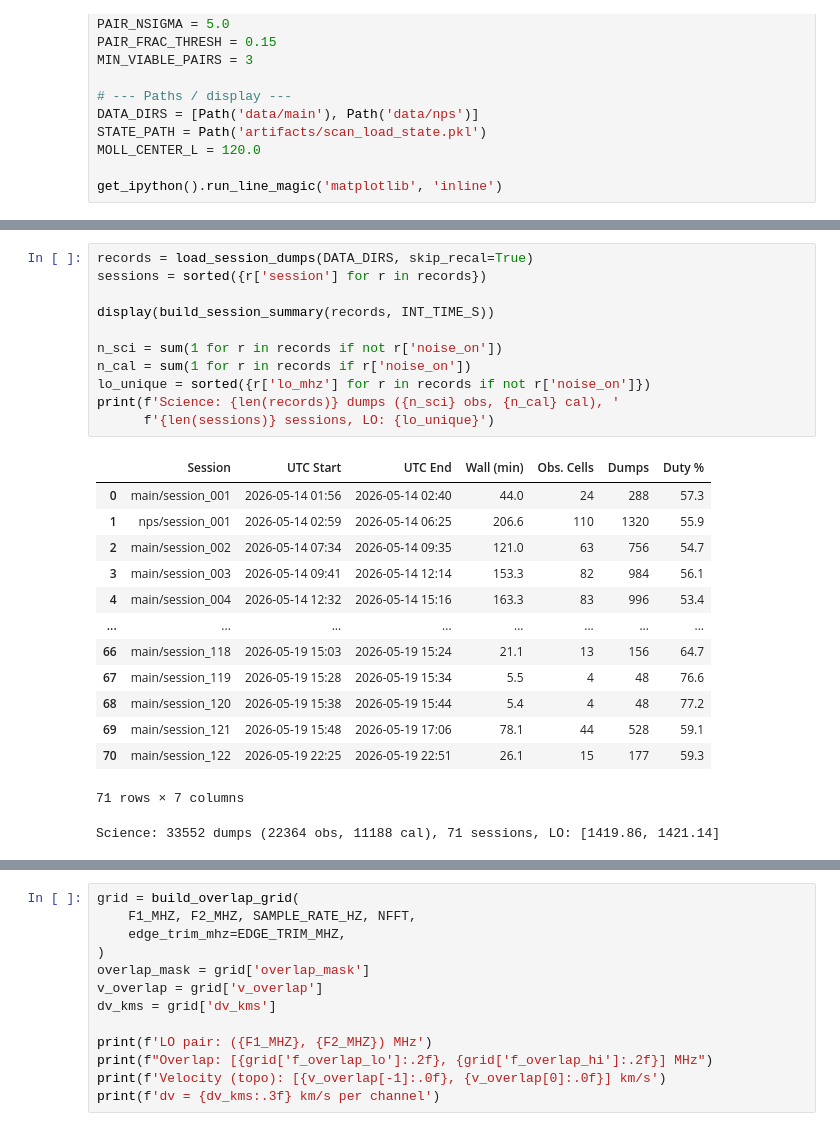
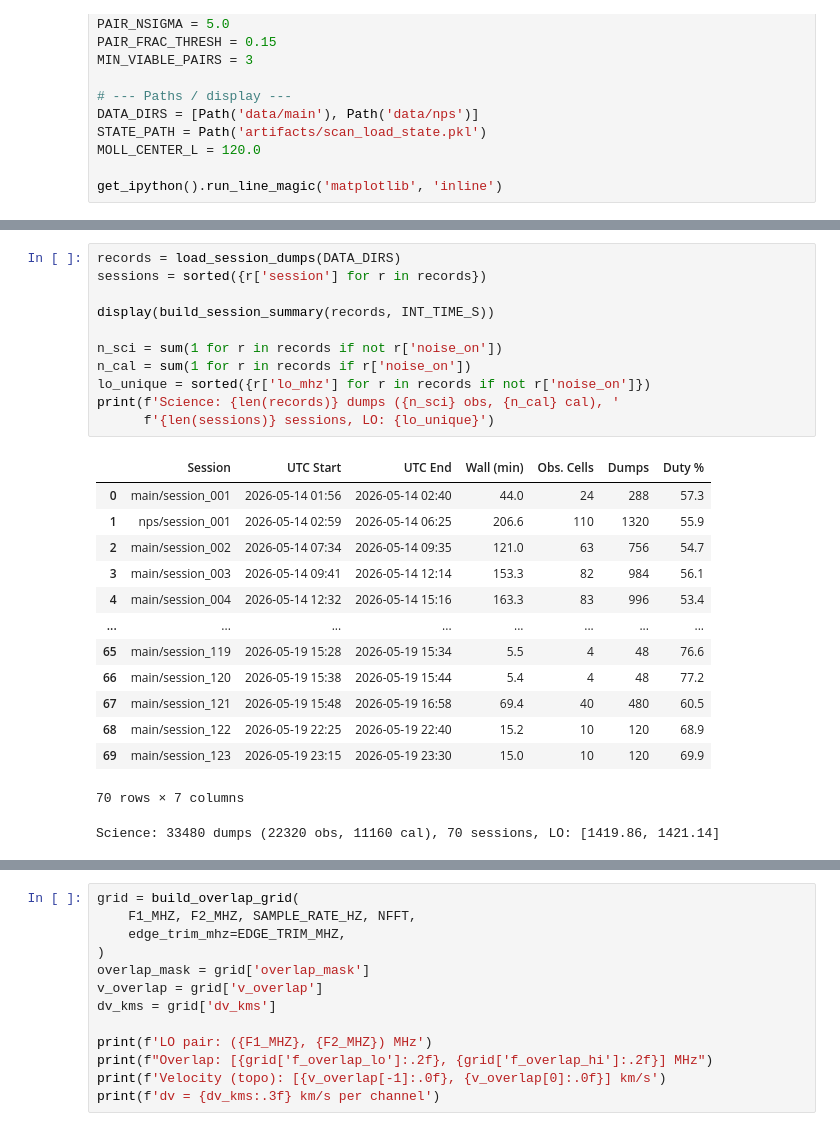
Before and after one commit to raw-asparagus/ay-121, a Jupyter notebook: labs/04/main_scan_load.ipynb, the cells around one changed output, grey strips where cells are left out. Cells and saved outputs as stored; diff of their text form.

```diff
--- a/labs/04/main_scan_load.ipynb
+++ b/labs/04/main_scan_load.ipynb
@@ -72,29 +122,29 @@ skipped here via `skip_recal=True`.
 # %%
-records = load_session_dumps(DATA_DIRS, skip_recal=True)
+records = load_session_dumps(DATA_DIRS)
 sessions = sorted({r['session'] for r in records})
 
 display(build_session_summary(records, INT_TIME_S))
 
 n_sci = sum(1 for r in records if not r['noise_on'])
 n_cal = sum(1 for r in records if r['noise_on'])
 lo_unique = sorted({r['lo_mhz'] for r in records if not r['noise_on']})
 print(f'Science: {len(records)} dumps ({n_sci} obs, {n_cal} cal), '
       f'{len(sessions)} sessions, LO: {lo_unique}')
 # %% [output]
 |  | Session | UTC Start | UTC End | Wall (min) | Obs. Cells | Dumps | Duty % |
 | 0 | main/session_001 | 2026-05-14 01:56 | 2026-05-14 02:40 | 44.0 | 24 | 288 | 57.3 |
 | 1 | nps/session_001 | 2026-05-14 02:59 | 2026-05-14 06:25 | 206.6 | 110 | 1320 | 55.9 |
 | 2 | main/session_002 | 2026-05-14 07:34 | 2026-05-14 09:35 | 121.0 | 63 | 756 | 54.7 |
 | 3 | main/session_003 | 2026-05-14 09:41 | 2026-05-14 12:14 | 153.3 | 82 | 984 | 56.1 |
 | 4 | main/session_004 | 2026-05-14 12:32 | 2026-05-14 15:16 | 163.3 | 83 | 996 | 53.4 |
 | ... | ... | ... | ... | ... | ... | ... | ... |
-| 66 | main/session_118 | 2026-05-19 15:03 | 2026-05-19 15:24 | 21.1 | 13 | 156 | 64.7 |
-| 67 | main/session_119 | 2026-05-19 15:28 | 2026-05-19 15:34 | 5.5 | 4 | 48 | 76.6 |
-| 68 | main/session_120 | 2026-05-19 15:38 | 2026-05-19 15:44 | 5.4 | 4 | 48 | 77.2 |
-| 69 | main/session_121 | 2026-05-19 15:48 | 2026-05-19 17:06 | 78.1 | 44 | 528 | 59.1 |
-| 70 | main/session_122 | 2026-05-19 22:25 | 2026-05-19 22:51 | 26.1 | 15 | 177 | 59.3 |
+| 65 | main/session_119 | 2026-05-19 15:28 | 2026-05-19 15:34 | 5.5 | 4 | 48 | 76.6 |
+| 66 | main/session_120 | 2026-05-19 15:38 | 2026-05-19 15:44 | 5.4 | 4 | 48 | 77.2 |
+| 67 | main/session_121 | 2026-05-19 15:48 | 2026-05-19 16:58 | 69.4 | 40 | 480 | 60.5 |
+| 68 | main/session_122 | 2026-05-19 22:25 | 2026-05-19 22:40 | 15.2 | 10 | 120 | 68.9 |
+| 69 | main/session_123 | 2026-05-19 23:15 | 2026-05-19 23:30 | 15.0 | 10 | 120 | 69.9 |
-71 rows × 7 columns
+70 rows × 7 columns
-Science: 33552 dumps (22364 obs, 11188 cal), 71 sessions, LO: [1419.86, 1421.14]
+Science: 33480 dumps (22320 obs, 11160 cal), 70 sessions, LO: [1419.86, 1421.14]
 # %% [markdown]
 ## 2. fftshift + RFI flagging + outlier dump filter
 
```
Also changed, not shown: parts of 16 cells of this notebook, 10 other files.
